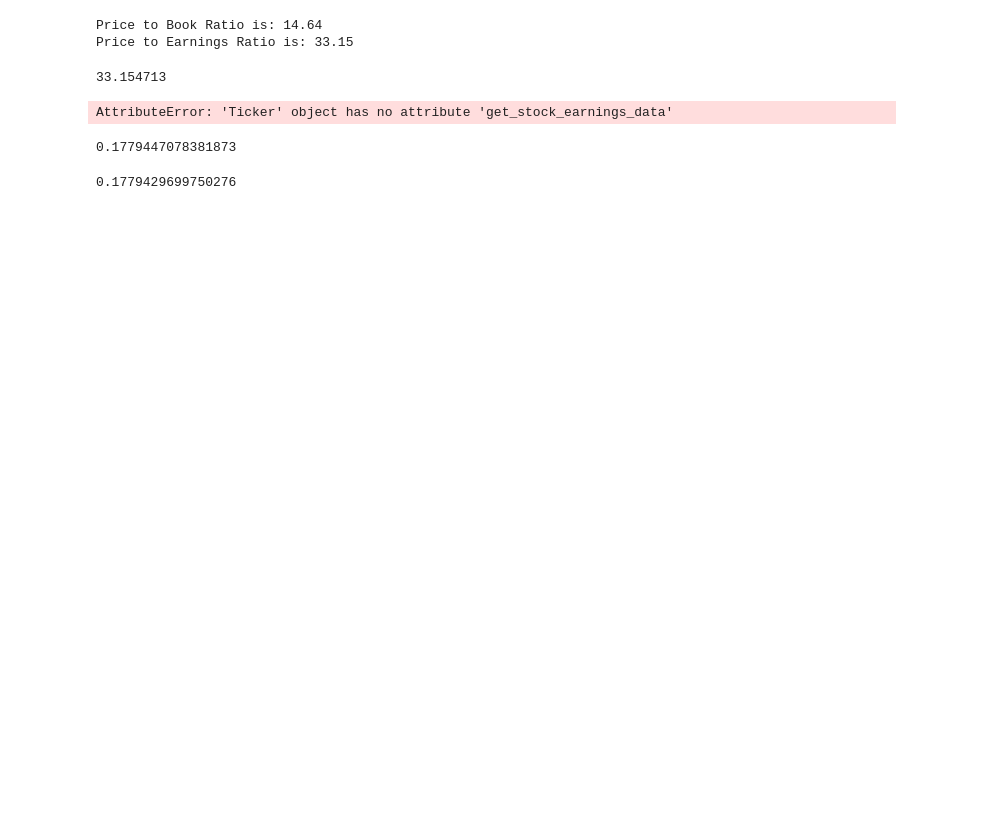
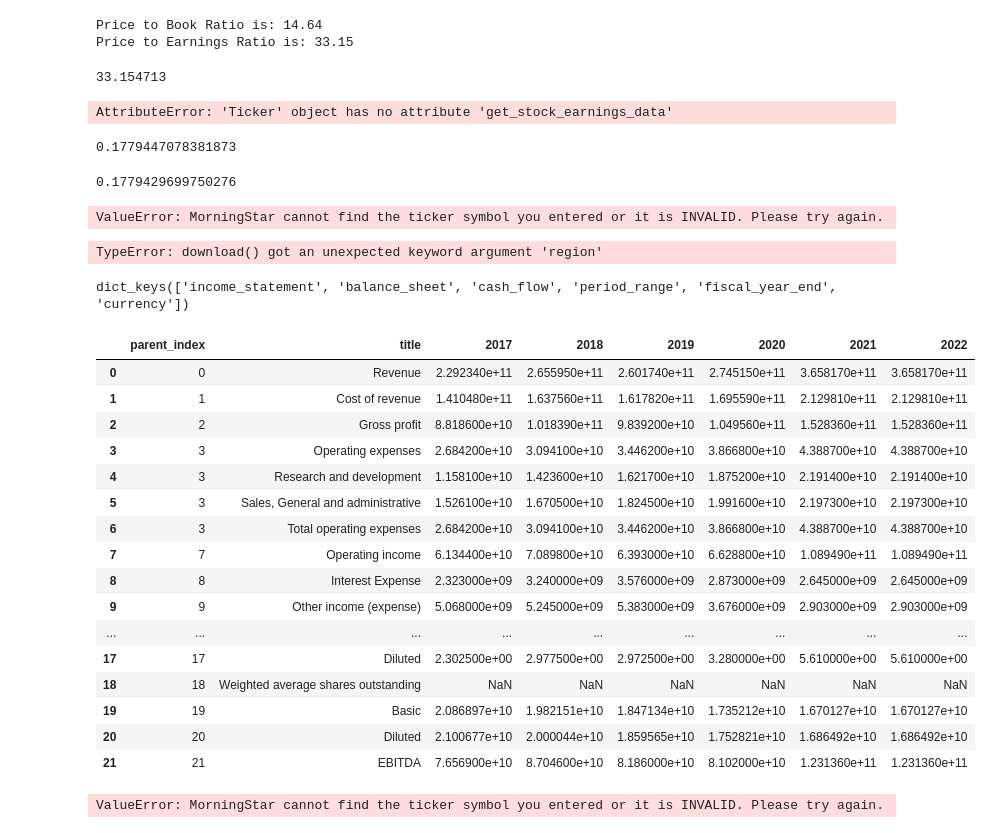
Before and after one commit to dcastf01/financial_app, a Jupyter notebook: notebooks/investing.ipynb, the cells around one changed output. Drawn from its saved outputs; the diff is of its cells as text; code cells hidden in the pictures; blank space fills up the shorter version.

```diff
--- a/notebooks/investing.ipynb
+++ b/notebooks/investing.ipynb
@@ -301,3 +300,13 @@ eps = per/close
 eps
 # %% [output]
 0.1779429699750276
+# %%
+kr = gm.KeyRatiosDownloader()
+kr_frames = kr.download(ticker='NA9', region = 'DEU',currency = 'EUR')
+# %% [output]
+ValueError: MorningStar cannot find the ticker symbol you entered or it is INVALID. Please try again.
+# %%
+kr = gm.FinancialsDownloader()
+kr_fins = kr.download(ticker='NA9', region = 'DEU',currency = 'EUR')
+# %% [output]
+TypeError: download() got an unexpected keyword argument 'region'
@@ -303,0 +317,29 @@ eps
+# %%
+print(kr_fins.keys())
+# %% [output]
+dict_keys(['income_statement', 'balance_sheet', 'cash_flow', 'period_range', 'fiscal_year_end', 'currency'])
+# %%
+kr_fins['income_statement']
+# %% [output]
+|  | parent_index | title | 2017 | 2018 | 2019 | 2020 | 2021 | 2022 |
+| 0 | 0 | Revenue | 2.292340e+11 | 2.655950e+11 | 2.601740e+11 | 2.745150e+11 | 3.658170e+11 | 3.658170e+11 |
+| 1 | 1 | Cost of revenue | 1.410480e+11 | 1.637560e+11 | 1.617820e+11 | 1.695590e+11 | 2.129810e+11 | 2.129810e+11 |
+| 2 | 2 | Gross profit | 8.818600e+10 | 1.018390e+11 | 9.839200e+10 | 1.049560e+11 | 1.528360e+11 | 1.528360e+11 |
+| 3 | 3 | Operating expenses | 2.684200e+10 | 3.094100e+10 | 3.446200e+10 | 3.866800e+10 | 4.388700e+10 | 4.388700e+10 |
+| 4 | 3 | Research and development | 1.158100e+10 | 1.423600e+10 | 1.621700e+10 | 1.875200e+10 | 2.191400e+10 | 2.191400e+10 |
+| 5 | 3 | Sales, General and administrative | 1.526100e+10 | 1.670500e+10 | 1.824500e+10 | 1.991600e+10 | 2.197300e+10 | 2.197300e+10 |
+| 6 | 3 | Total operating expenses | 2.684200e+10 | 3.094100e+10 | 3.446200e+10 | 3.866800e+10 | 4.388700e+10 | 4.388700e+10 |
+| 7 | 7 | Operating income | 6.134400e+10 | 7.089800e+10 | 6.393000e+10 | 6.628800e+10 | 1.089490e+11 | 1.089490e+11 |
+| 8 | 8 | Interest Expense | 2.323000e+09 | 3.240000e+09 | 3.576000e+09 | 2.873000e+09 | 2.645000e+09 | 2.645000e+09 |
+| 9 | 9 | Other income (expense) | 5.068000e+09 | 5.245000e+09 | 5.383000e+09 | 3.676000e+09 | 2.903000e+09 | 2.903000e+09 |
+| ... | ... | ... | ... | ... | ... | ... | ... | ... |
+| 17 | 17 | Diluted | 2.302500e+00 | 2.977500e+00 | 2.972500e+00 | 3.280000e+00 | 5.610000e+00 | 5.610000e+00 |
+| 18 | 18 | Weighted average shares outstanding | NaN | NaN | NaN | NaN | NaN | NaN |
+| 19 | 19 | Basic | 2.086897e+10 | 1.982151e+10 | 1.847134e+10 | 1.735212e+10 | 1.670127e+10 | 1.670127e+10 |
+| 20 | 20 | Diluted | 2.100677e+10 | 2.000044e+10 | 1.859565e+10 | 1.752821e+10 | 1.686492e+10 | 1.686492e+10 |
+| 21 | 21 | EBITDA | 7.656900e+10 | 8.704600e+10 | 8.186000e+10 | 8.102000e+10 | 1.231360e+11 | 1.231360e+11 |
+# %%
+kr = gm.KeyRatiosDownloader()
+kr_frames = kr.download('AAPL')
+# %% [output]
+ValueError: MorningStar cannot find the ticker symbol you entered or it is INVALID. Please try again.
```
Also changed, not shown: parts of 4 cells of this notebook, 2 other files.
